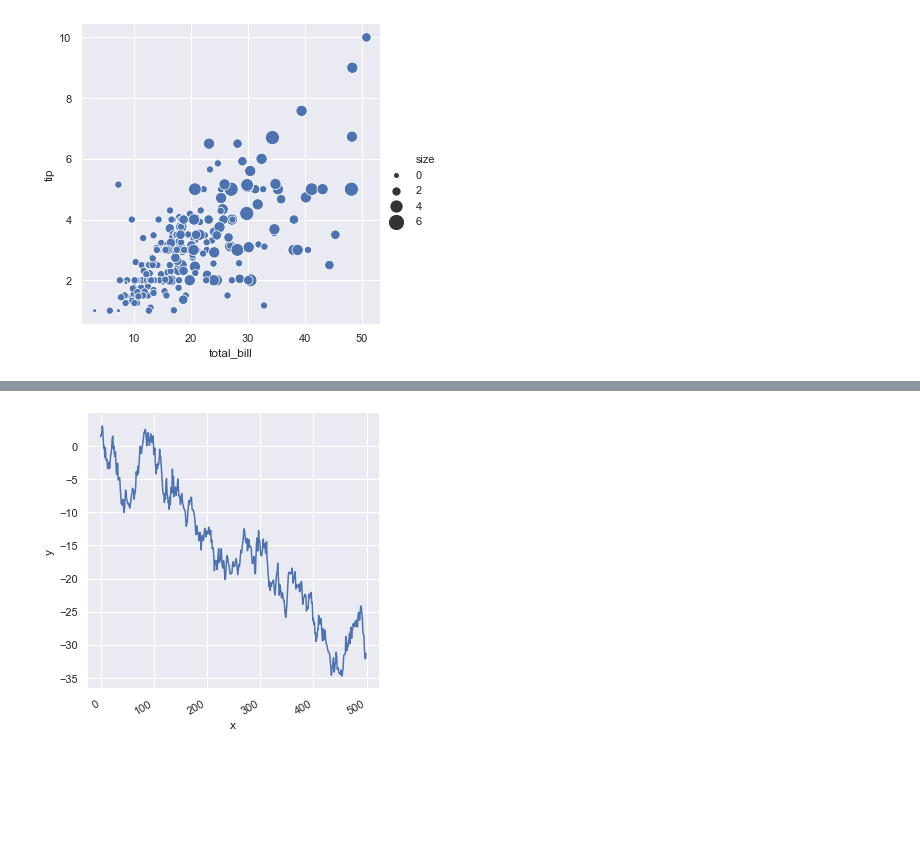
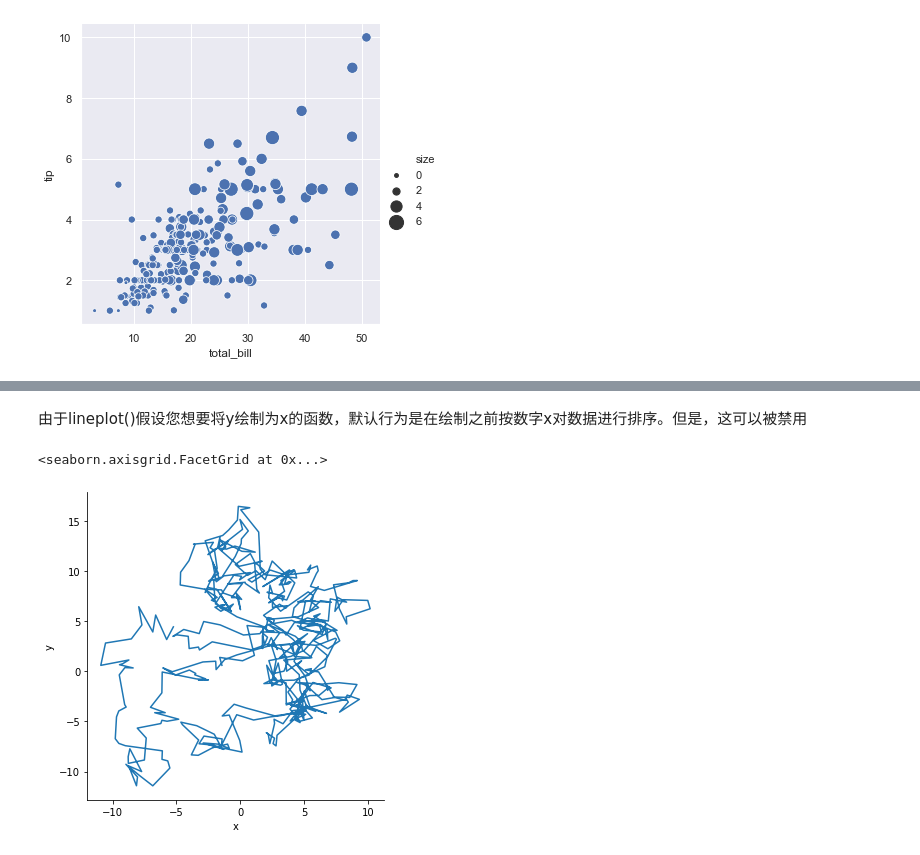
Before and after one commit to mediew/py, a Jupyter notebook: data_analysis/seaborn/scatter_01.ipynb, the cells around one changed output, grey strips where cells are left out. Saved outputs shown, nothing was run; the diff lists cells and outputs as text; code cells hidden in the pictures; blank space fills up the shorter version.

Commit message:
seaborn 1

```diff
--- a/data_analysis/seaborn/scatter_01.ipynb
+++ b/data_analysis/seaborn/scatter_01.ipynb
@@ -67,8 +72,8 @@ g.fig.autofmt_xdate()    # 对x轴标签进行旋转，可指定参数rotation=
+# %% [markdown]
+由于lineplot()假设您想要将y绘制为x的函数，默认行为是在绘制之前按数字x对数据进行排序。但是，这可以被禁用
 # %%
-import numpy as np
-import pandas as pd
-df = pd.DataFrame({'x': np.arange(500), 'y': np.random.randn(500).cumsum()})
-g = sns.relplot(x='x', y='y', kind='line', data=df)
-g.fig.autofmt_xdate()    # 对x轴标签进行旋转，可指定参数rotation=旋转角度
+df = pd.DataFrame(np.random.randn(500, 2).cumsum(axis=0), columns=["x", "y"])
+sns.relplot(x='x', y='y', sort=False, kind='line', data=df)
 # %% [output]
+<seaborn.axisgrid.FacetGrid at 0x...>
-[figure, old version]
+[figure, new version]
```
Also changed, not shown: parts of 19 cells of this notebook, 2 other files.
